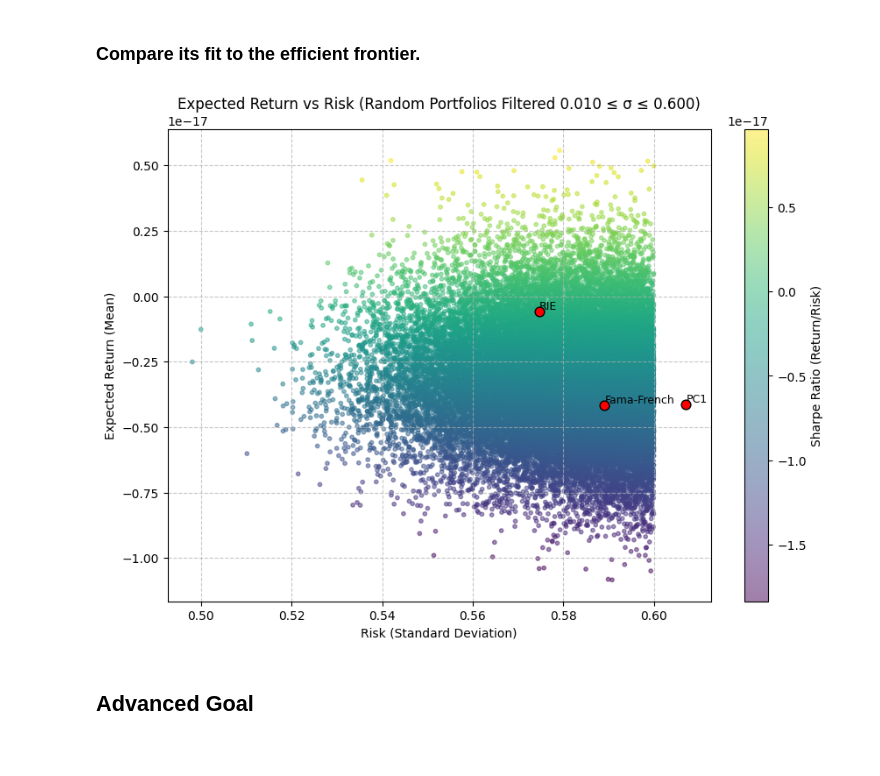
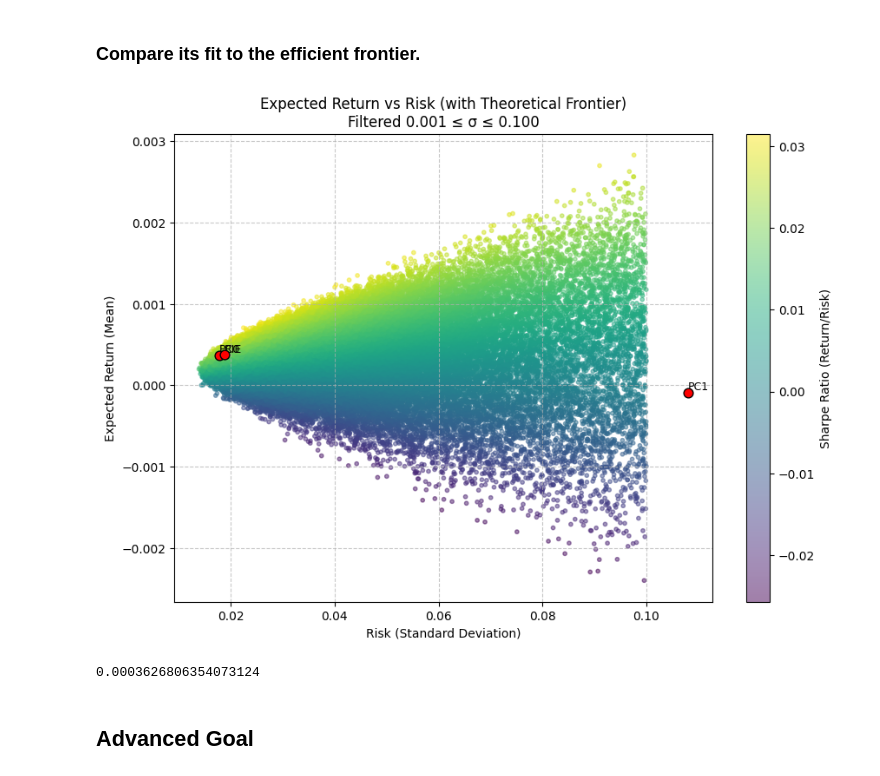
Before and after one commit to donnafaithhh/Fama-Markowitz-Mini-Project, a Jupyter notebook: mini project.ipynb, the cells around one changed output. Cells and saved outputs as stored; diff of their text form; code cells hidden in the pictures.

Commit message:
year pca

```diff
--- a/mini project.ipynb
+++ b/mini project.ipynb
@@ -265,6 +261,5 @@ p-value: 0.00000e+00
 # %%
-pc1 = pd.Series(pca.components_[0], index=norm_returns.columns)
-pc1 = pc1/pc1.sum()
-pc1_sorted = pc1.sort_values(ascending=False)
-pc1_sorted
+pca = do_pca_markowitz_on_year(norm_returns, 2022)
+pc0 = get_pca_portfolio(pca, 0)
+pc1 = get_pca_portfolio(pca, 1)
 # %% [output]
@@ -724,15 +711,12 @@ First significant eigenvector:
 # %%
 # Assuming norm_returns is your DataFrame (T x N) with stock names as columns
-stock_names = norm_returns.columns
+stock_names = norm_returns.get_group(2022).columns
 
-# Take the second significant eigenvector
-v = significant_eigvecs[:, 1]
+v = significant_eigvecs
 
 # Compute squared, normalized weights
 weights_sq = v**2 / np.sum(v**2)
 
-# Combine with stock names
-stock_names = norm_returns.columns
 pc1_sq_weights = pd.DataFrame({
     'Stock': stock_names,
     'Weight': weights_sq
@@ -745,56 +729,64 @@ pc1_sq_series = pd.Series(data=pc1_sq_weights['Weight'].values,
 ### Compare its fit to the efficient frontier.
 # %%
 # --- Inputs ---
-# norm_returns: DataFrame of normalized returns (columns = stock tickers)
-# approaches: list of pandas Series (index = stock tickers, values = weights)
-# stdev_range: tuple (min_stdev, max_stdev)
+pc0.name = "PC0"
 pc1.name = "PC1"
-ff.name = "Fama-French"
 pc1_sq_series.name = "RIE"
-approaches = [pc1, ff, pc1_sq_series]
-stdev_range = (0.01, 0.6)
+
+approaches = [pc0, pc1, pc1_sq_series]
+stdev_range = (0.001, 0.1)
 
 # --- Compute mean returns and covariance ---
-mean_returns = norm_returns.mean()
-cov_matrix = norm_returns.cov()
+mean_returns = returns_df.get_group(2022).mean()
+cov_matrix = returns_df.get_group(2022).cov()
 n_assets = len(mean_returns)
 
-# --- Generate random portfolios ---
-n_portfolios = 50000
-weights = np.random.dirichlet(np.ones(n_assets), n_portfolios)
-returns = weights.dot(mean_returns.values)
-risks = np.sqrt(np.einsum('ij,jk,ik->i', weights, cov_matrix.values, weights))
+# --- Generate random portfolios using normalized Gaussian weights ---
+n_portfolios = 90000
+raw_weights = np.random.randn(n_portfolios, n_assets)   # Gaussian draws
+weights = raw_weights / raw_weights.sum(axis=1, keepdims=True)
+
+# Expected returns of each portfolio
+returns = weights @ mean_returns.values
+
+
+# Portfolio variances and standard deviations
+portfolio_vars = np.sum(weights @ cov_matrix.values * weights, axis=1)
+risks = np.sqrt(portfolio_vars)
 
 # --- Filter random portfolios by stdev ---
 mask = (risks >= stdev_range[0]) & (risks <= stdev_range[1])
 filtered_returns = returns[mask]
 filtered_risks = risks[mask]
 
 # --- Plot random portfolios ---
 plt.figure(figsize=(10, 7))
 plt.scatter(filtered_risks, filtered_returns, c=filtered_returns/filtered_risks,
-            cmap='viridis', s=10, alpha=0.5)
+            cmap='viridis', s=10, alpha=0.5, label='Random Portfolios')
 plt.colorbar(label='Sharpe Ratio (Return/Risk)')
 
 # --- Plot approaches portfolios (all, unfiltered) ---
 for i, approach in enumerate(approaches):
     w = approach.reindex(mean_returns.index).fillna(0).values
     ret = np.dot(w, mean_returns.values)
     risk = np.sqrt(np.dot(w.T, np.dot(cov_matrix.values, w)))
 
-    # Use the Series name if available, otherwise generate default label
     label = approach.name if approach.name else f'Portfolio {i+1}'
 
     plt.scatter(risk, ret, color='red', s=60, edgecolors='black', zorder=5)
     plt.text(risk, ret, label, fontsize=9, ha='left', va='bottom')
 
-plt.title(f'Expected Return vs Risk (Random Portfolios Filtered {stdev_range[0]:.3f} ≤ σ ≤ {stdev_range[1]:.3f})')
+plt.title(f'Expected Return vs Risk (with Theoretical Frontier)\nFiltered {stdev_range[0]:.3f} ≤ σ ≤ {stdev_range[1]:.3f}')
 plt.xlabel('Risk (Standard Deviation)')
 plt.ylabel('Expected Return (Mean)')
 plt.grid(True, linestyle='--', alpha=0.7)
 plt.show()
 # %% [output]
-[figure, old version]
+[figure, new version]
+# %%
+mean_returns.mean()
+# %% [output]
+0.0003626806354073124
 # %% [markdown]
 ## Advanced Goal
 # %% [markdown]
```
Also changed, not shown: parts of 6 cells of this notebook.
